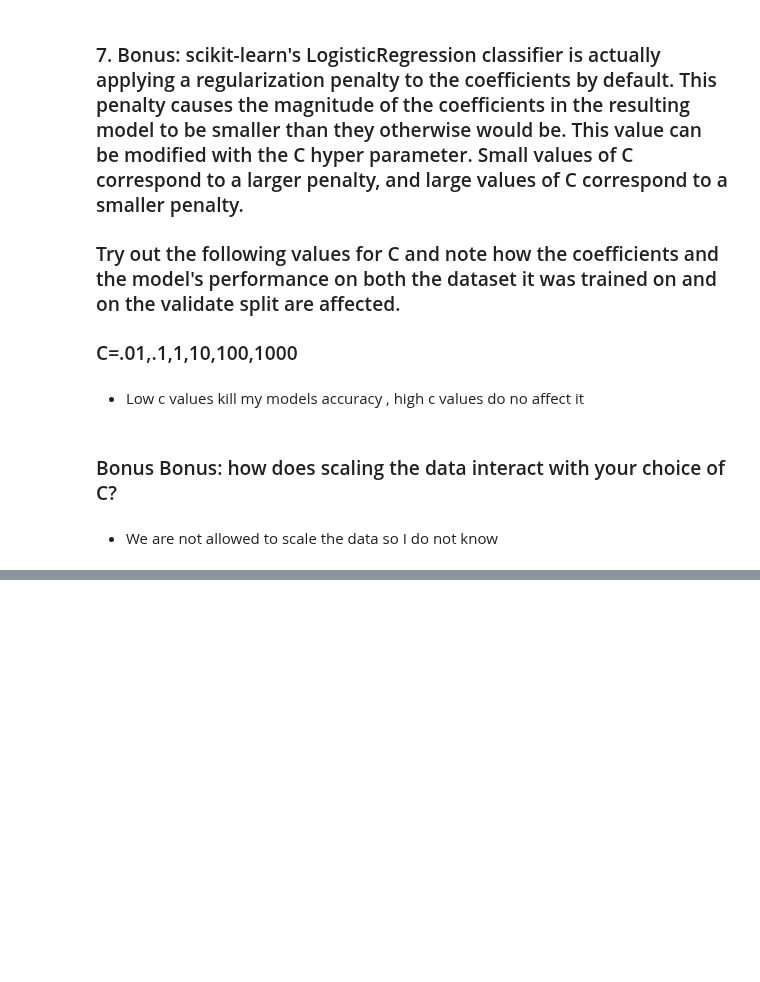
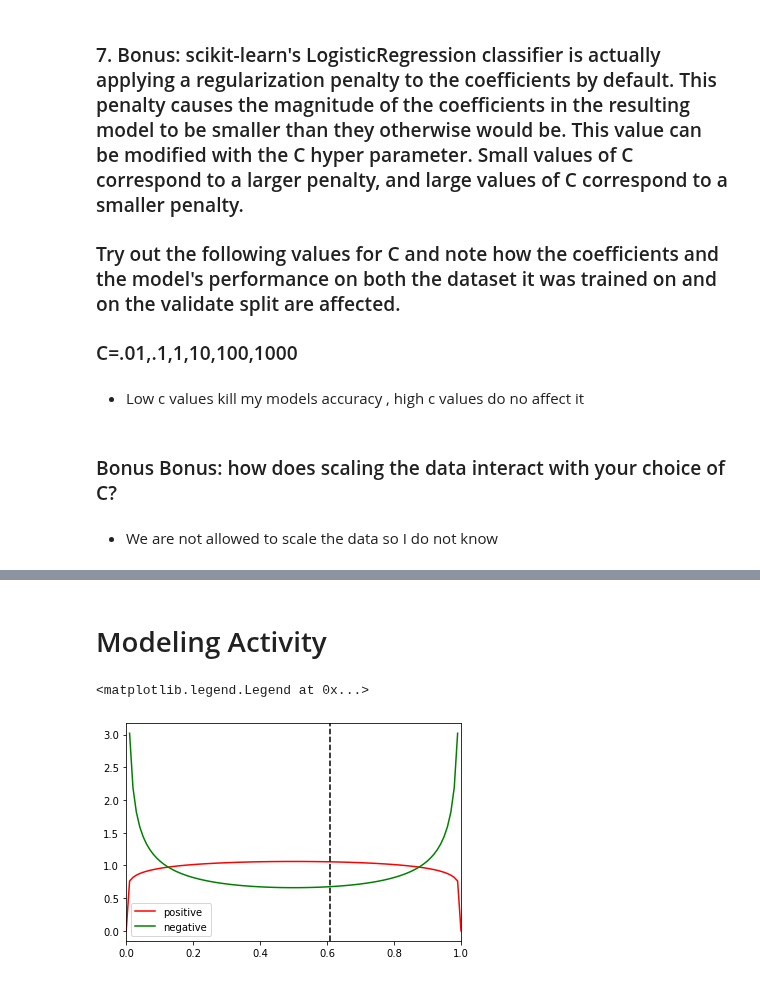
Before and after one commit to CSolitaire/classification-exercises, a Jupyter notebook: model.ipynb, the cells around one changed output, grey strips where cells are left out. Drawn from its saved outputs; the diff is of its cells as text; code cells hidden in the pictures; blank space fills up the shorter version.

```diff
--- a/model.ipynb
+++ b/model.ipynb
@@ -696,5 +818,6 @@ Test     Accuracy = 0.83
 # %%
 df8 = prep_titanic_data(get_titanic_data())
+df8.dropna(inplace=True)
 # %%
 X = df8[['pclass','alone','embark_town','sex_cat','age']]
 y = df8[['survived']]
@@ -735,5 +855,0 @@ X_test = imp_mean.transform(X_test)
-# %%
-#Try random forrest
-from sklearn.ensemble import RandomForestRegressor
-regressor = RandomForestRegressor(n_estimators = 5000, random_state = 0)
-regressor.fit(X_train, y_train)
@@ -742 +856,8 @@ RandomForestRegressor(n_estimators=5000, random_state=0)
+# %%
+logit8 = LogisticRegression(C=1, random_state = 123, solver='newton-cg')
+logit8.fit(X_train, y_train)
+#make a prediction with traning data
+y_pred = logit8.predict(X_train)
+#estimate prob of survival with training data
+y_pred_proba = logit8.predict_proba(X_train)
 # %%
@@ -745,0 +909,33 @@ Accuracy of Logistic Regression classifier on training set: 0.77
+# %% [markdown]
+# Modeling Activity
+# %%
+import numpy as np
+import matplotlib.pyplot as plt
+import scipy.stats
+
+test_y = y_pred
+predicted_y_probs = y_pred_proba
+
+def estimate_beta(X):
+    xbar = np.mean(X)
+    vbar = np.var(X,ddof=1)
+    alphahat = xbar*(xbar*(1-xbar)/vbar - 1)
+    betahat = (1-xbar)*(xbar*(1-xbar)/vbar - 1)
+    return alphahat, betahat
+
+positive_beta_estimates = estimate_beta(predicted_y_probs[test_y == 1])
+negative_beta_estimates = estimate_beta(predicted_y_probs[test_y == 0])
+
+unit_interval = np.linspace(0,1,100)
+plt.plot(unit_interval, scipy.stats.beta.pdf(unit_interval, *positive_beta_estimates), c='r', label="positive")
+plt.plot(unit_interval, scipy.stats.beta.pdf(unit_interval, *negative_beta_estimates), c='g', label="negative")
+
+# Show the threshold.
+plt.axvline(0.61, c='black', ls='dashed')
+plt.xlim(0,1)
+
+# Add labels
+plt.legend()
+# %% [output]
+<matplotlib.legend.Legend at 0x...>
+[figure, added]
```
Also changed, not shown: parts of 31 cells of this notebook.
